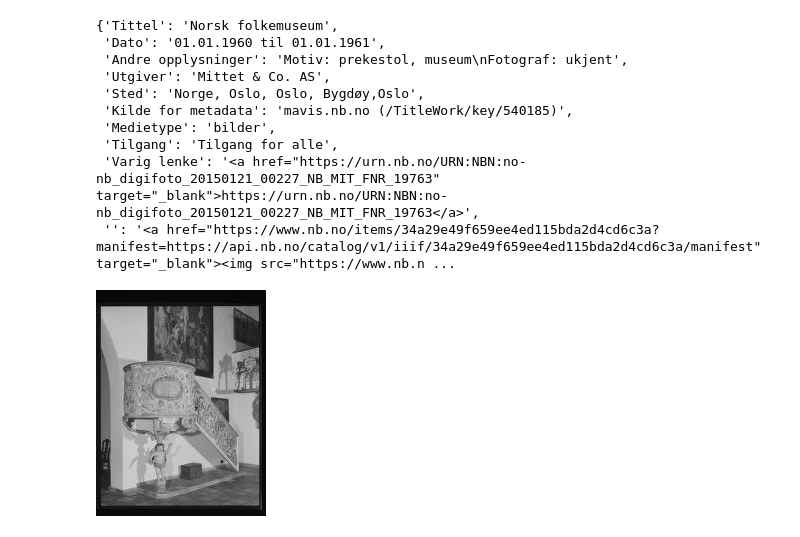
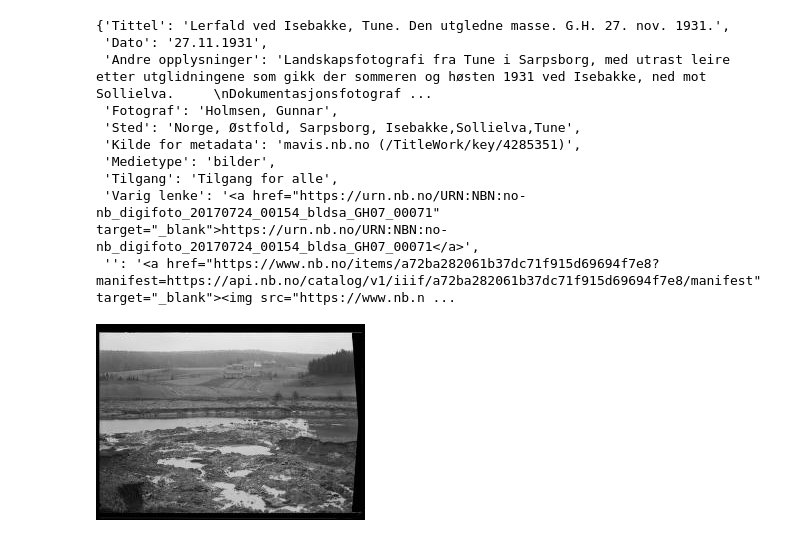
Before and after one commit to Yoonsen/Pictures, a Jupyter notebook: eksempler.ipynb, the cells around one changed output. Drawn from its saved outputs; the diff is of its cells as text; code cells hidden in the pictures.

```diff
--- a/eksempler.ipynb
+++ b/eksempler.ipynb
@@ -3,5 +5,5 @@ from nbpictures import find_urls, get_picture_from_url, get_metadata_from_url, d
 from IPython.display import HTML
 import json
 # %%
-r = find_urls('folkemuseum')
+r = find_urls('masse')
 # %%
@@ -11,17 +13,17 @@ display_finds(find_urls('sol')[:3])
 # %%
 get_metadata_from_url(r[1])
 # %% [output]
-{'Tittel': 'Norsk folkemuseum',
- 'Dato': '01.01.1960 til 01.01.1961',
- 'Andre opplysninger': 'Motiv: prekestol, museum\nFotograf: ukjent',
- 'Utgiver': 'Mittet & Co. AS',
- 'Sted': 'Norge, Oslo, Oslo, Bygdøy,Oslo',
- 'Kilde for metadata': 'mavis.nb.no (/TitleWork/key/540185)',
+{'Tittel': 'Lerfald ved Isebakke, Tune. Den utgledne masse. G.H. 27. nov. 1931.',
+ 'Dato': '27.11.1931',
+ 'Andre opplysninger': 'Landskapsfotografi fra Tune i Sarpsborg, med utrast leire etter utglidningene som gikk der sommeren og høsten 1931 ved Isebakke, ned mot Sollielva.     \nDokumentasjonsfotograf ...
+ 'Fotograf': 'Holmsen, Gunnar',
+ 'Sted': 'Norge, Østfold, Sarpsborg, Isebakke,Sollielva,Tune',
+ 'Kilde for metadata': 'mavis.nb.no (/TitleWork/key/4285351)',
  'Medietype': 'bilder',
  'Tilgang': 'Tilgang for alle',
- 'Varig lenke': '<a href="https://urn.nb.no/URN:NBN:no-nb_digifoto_20150121_00227_NB_MIT_FNR_19763" target="_blank">https://urn.nb.no/URN:NBN:no-nb_digifoto_20150121_00227_NB_MIT_FNR_19763</a>',
- '': '<a href="https://www.nb.no/items/34a29e49f659ee4ed115bda2d4cd6c3a?manifest=https://api.nb.no/catalog/v1/iiif/34a29e49f659ee4ed115bda2d4cd6c3a/manifest" target="_blank"><img src="https://www.nb.n ...
+ 'Varig lenke': '<a href="https://urn.nb.no/URN:NBN:no-nb_digifoto_20170724_00154_bldsa_GH07_00071" target="_blank">https://urn.nb.no/URN:NBN:no-nb_digifoto_20170724_00154_bldsa_GH07_00071</a>',
+ '': '<a href="https://www.nb.no/items/a72ba282061b37dc71f915d69694f7e8?manifest=https://api.nb.no/catalog/v1/iiif/a72ba282061b37dc71f915d69694f7e8/manifest" target="_blank"><img src="https://www.nb.n ...
 # %%
-get_picture_from_url(r[1])
+get_picture_from_url(r[1],height=200)
 # %% [output]
-[figure, old version]
+[figure, new version]
```
Also changed, not shown: parts of 2 cells of this notebook, 3 other files.
